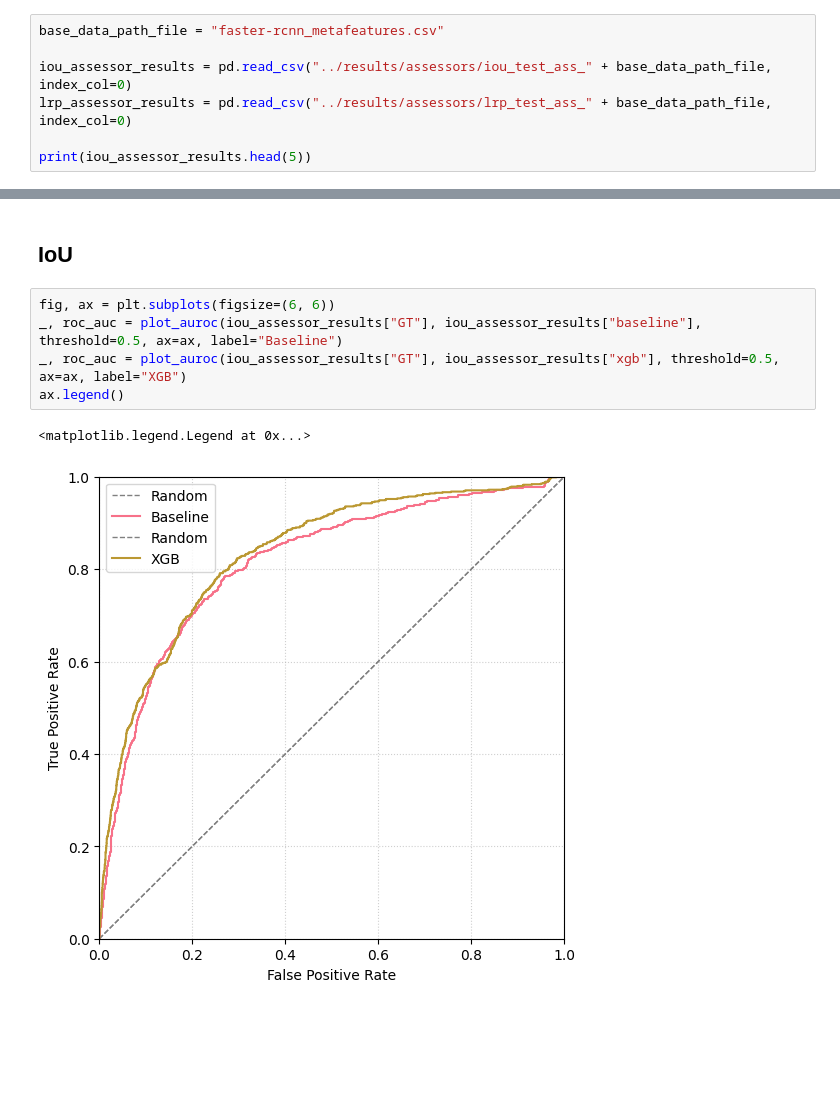
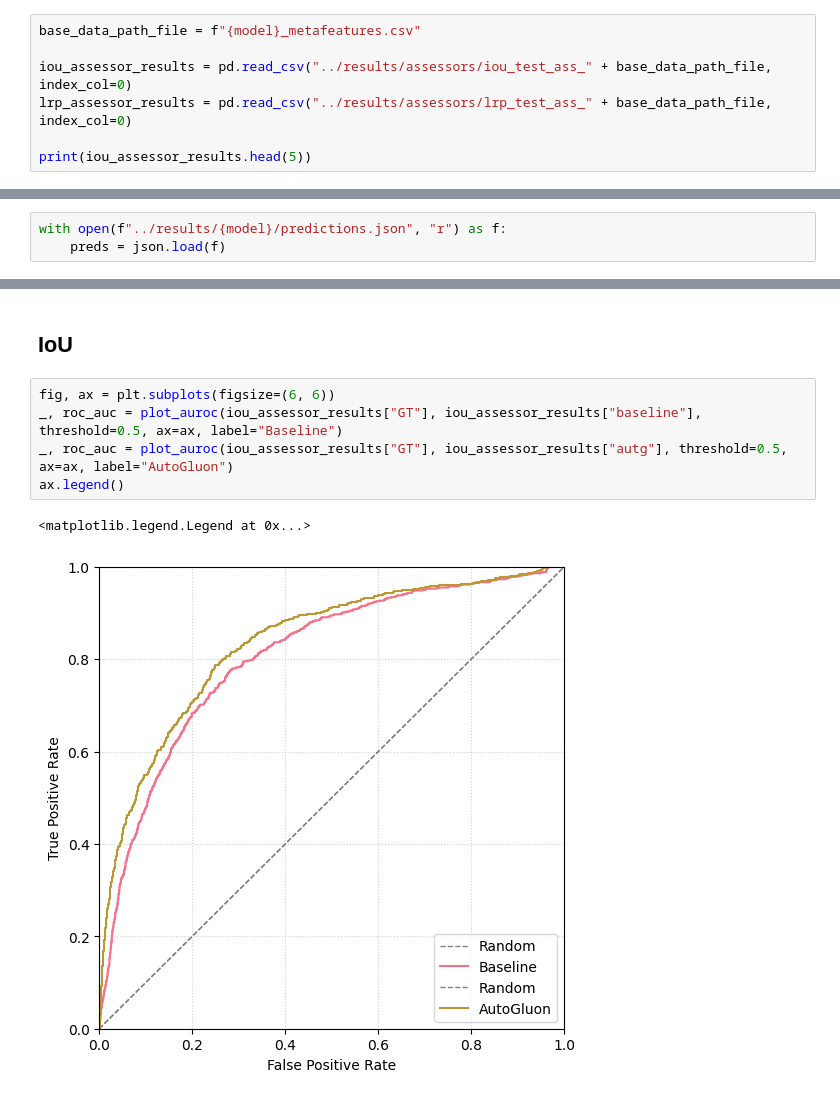
Before and after one commit to femartip/frame-validity-od, a Jupyter notebook: notebooks/assess_pred_analysis.ipynb, the cells around one changed output, grey strips where cells are left out. Drawn from its saved outputs; the diff is of its cells as text; blank space fills up the shorter version.

```diff
--- a/notebooks/assess_pred_analysis.ipynb
+++ b/notebooks/assess_pred_analysis.ipynb
@@ -28,5 +32,5 @@ np.random.seed(SEED)
 # %%
-base_data_path_file = "faster-rcnn_metafeatures.csv"
+base_data_path_file = f"{model}_metafeatures.csv"
 
 iou_assessor_results = pd.read_csv("../results/assessors/iou_test_ass_" + base_data_path_file, index_col=0)
 lrp_assessor_results = pd.read_csv("../results/assessors/lrp_test_ass_" + base_data_path_file, index_col=0)
@@ -54,6 +58,9 @@ print(iou_assessor_results.head(5))
 dataset_root = "../data/zod"
 version = "full"
 zod_frames = ZodFrames(dataset_root=dataset_root, version=version)
+# %%
+with open(f"../results/{model}/predictions.json", "r") as f:
+    preds = json.load(f)
 # %% [markdown]
 # Assessor Performance
 # %%
@@ -425,8 +559,8 @@ def plot_auroc(y_true_iou, y_pred, threshold=0.5, ax=None, label=None):
 # %%
 fig, ax = plt.subplots(figsize=(6, 6))
 _, roc_auc = plot_auroc(iou_assessor_results["GT"], iou_assessor_results["baseline"], threshold=0.5, ax=ax, label="Baseline")
-_, roc_auc = plot_auroc(iou_assessor_results["GT"], iou_assessor_results["xgb"], threshold=0.5, ax=ax, label="XGB")
+_, roc_auc = plot_auroc(iou_assessor_results["GT"], iou_assessor_results["autg"], threshold=0.5, ax=ax, label="AutoGluon")
 ax.legend()
 # %% [output]
 <matplotlib.legend.Legend at 0x...>
-[figure, old version]
+[figure, new version]
```
Also changed, not shown: parts of 26 cells of this notebook, 17 other files.
